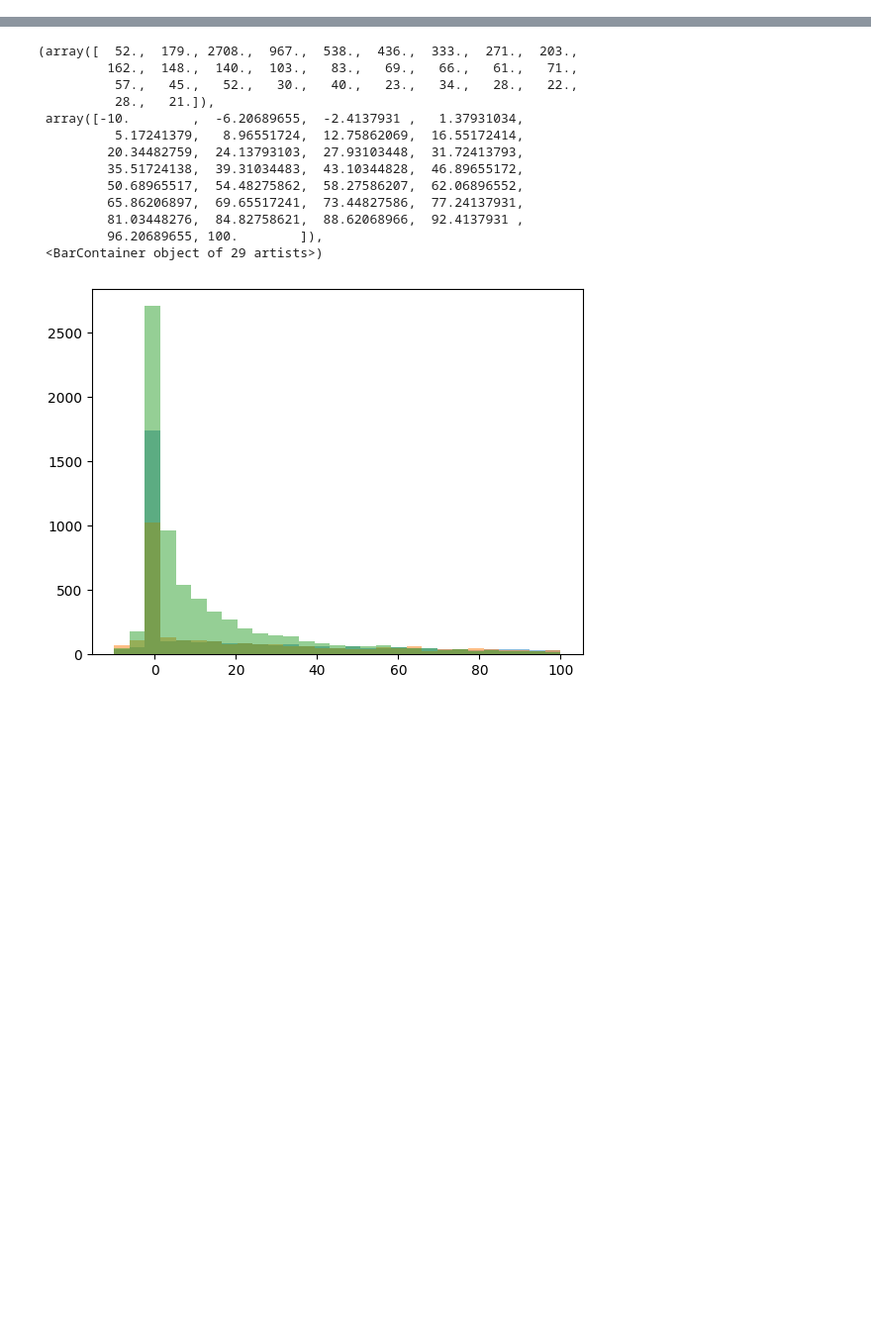
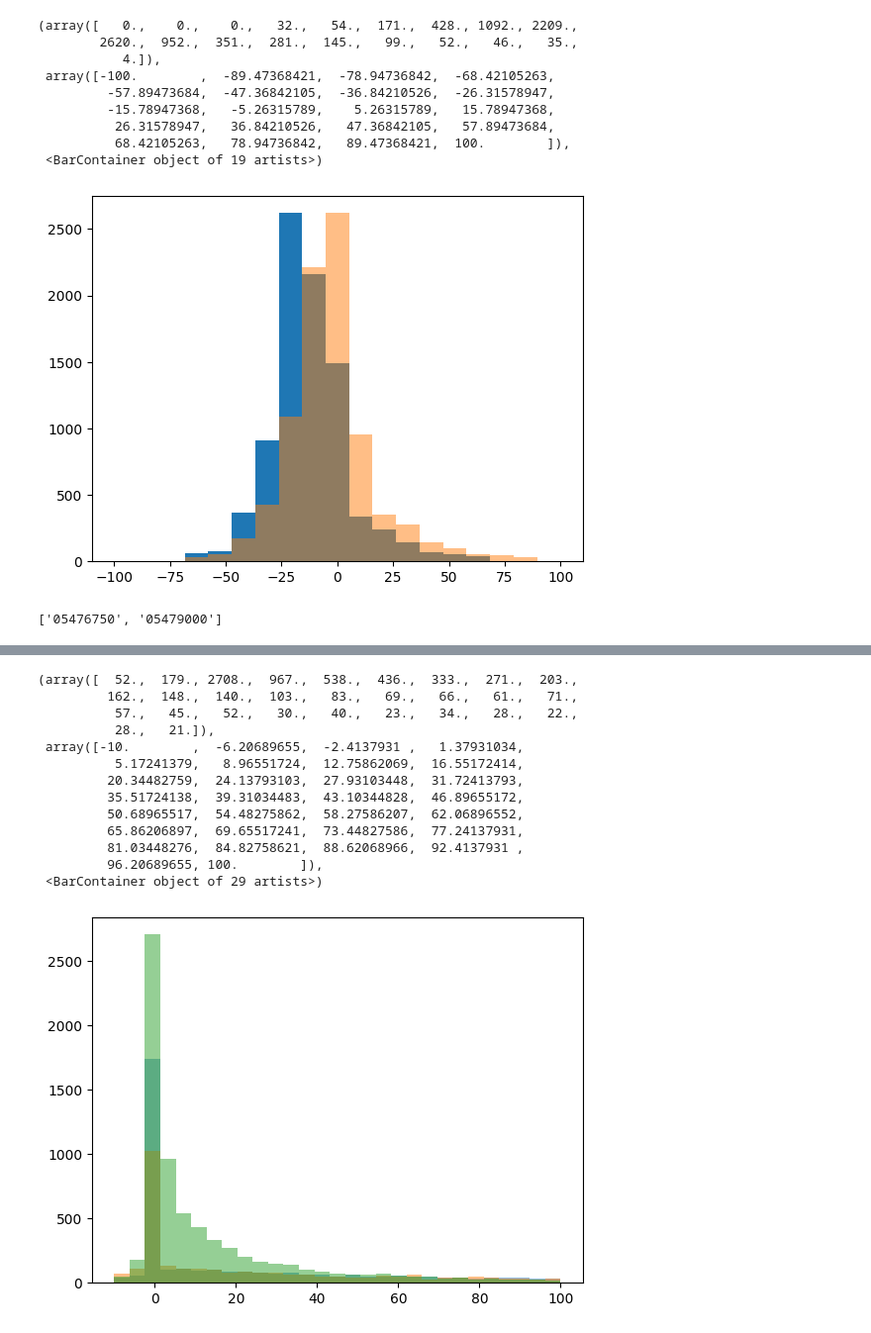
Before and after one commit to nicolas998/nwc_evaluation_platform, a Jupyter notebook: source/playground.ipynb, the cells around one changed output, grey strips where cells are left out. Shown at 99% size. Drawn from its saved outputs; the diff is of its cells as text; code cells hidden in the pictures; blank space fills up the shorter version.

```diff
--- a/source/playground.ipynb
+++ b/source/playground.ipynb
@@ -23,0 +187,27 @@ plotly_colors = [
+# %%
+childs = get_parent_flow('05480500', 2019)
+# %%
+a = childs['er_chi'][5]
+b = childs['er_sca'][5]
+# %%
+a[a<-10000] = np.ma.masked
+b[b<-10000] = np.ma.masked
+# %%
+bins = np.linspace(-100,100,20)
+pl.hist(a, bins=bins)
+pl.hist(b, bins = bins, alpha = 0.5)
+# %% [output]
+(array([   0.,    0.,    0.,   32.,   54.,  171.,  428., 1092., 2209.,
+        2620.,  952.,  351.,  281.,  145.,   99.,   52.,   46.,   35.,
+           4.]),
+ array([-100.        ,  -89.47368421,  -78.94736842,  -68.42105263,
+         -57.89473684,  -47.36842105,  -36.84210526,  -26.31578947,
+         -15.78947368,   -5.26315789,    5.26315789,   15.78947368,
+          26.31578947,   36.84210526,   47.36842105,   57.89473684,
+          68.42105263,   78.94736842,   89.47368421,  100.        ]),
+ <BarContainer object of 19 artists>)
+[figure, added]
+# %%
+childs['childs']
+# %% [output]
+['05476750', '05479000']
```
Also changed, not shown: parts of 19 cells of this notebook, 1 other file.
